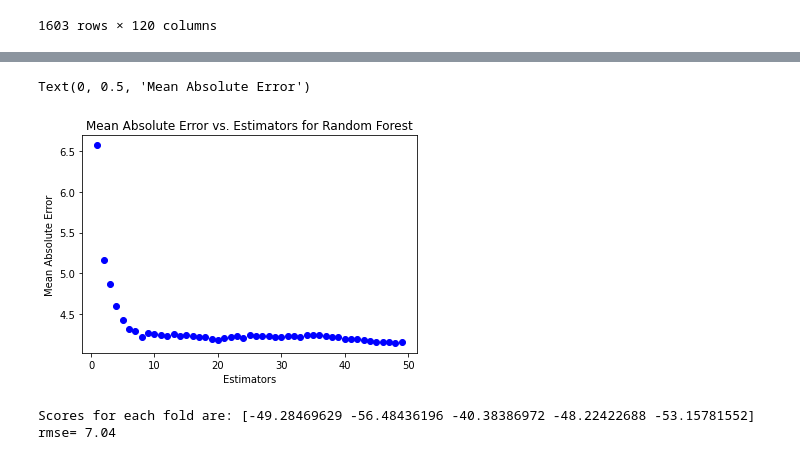
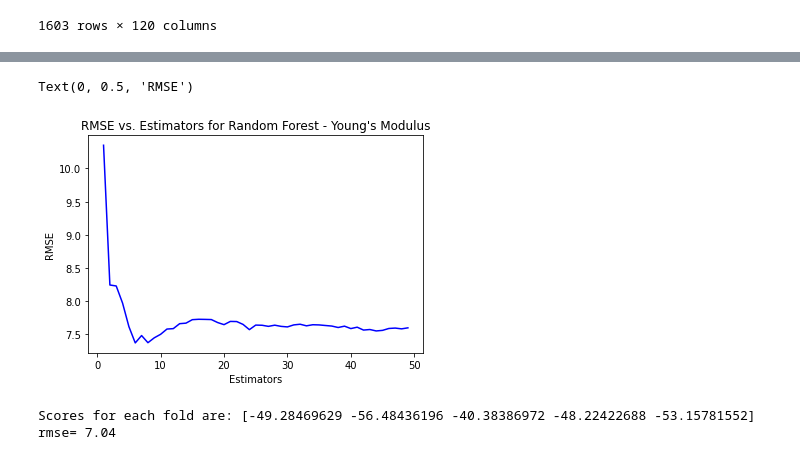
Before and after one commit to zachang890/ML_Research---Glass, a Jupyter notebook: feature_selection_atomic.ipynb, the cells around one changed output, grey strips where cells are left out. Saved outputs shown, nothing was run; the diff lists cells and outputs as text; code cells hidden in the pictures.

Commit message:
Working on final RandomForest

```diff
--- a/feature_selection_atomic.ipynb
+++ b/feature_selection_atomic.ipynb
@@ -147,7 +147,7 @@ all_percentage_weights
               ('Mg',
 # %%
 feature_data = pd.read_csv("./element_Descriptor_table_oxide_series_4.csv")
-feature_data.head()
+
 
 feature_data = feature_data.drop(["Unnamed: 0"], axis = 1)
 feature_data = feature_data.dropna()
@@ -155,7 +155,8 @@ feature_names = [col for col in feature_data.columns]
 
 #print(feature_names)
 feature_data = feature_data.astype('float64')
-feature_data.head()
+feature_data.index -= 1
+feature_data
 # %% [output]
 |  | AtomicNumber | AtomicPeriod | AtomicGroup | AtomicWeight | EmpiricalRadius | CalculaterRadius | MolarVolume | ... |
 | 0 | 13.0 | 3.0 | 13.0 | 26.981538 | 125.0 | 118.0 | 10.000 | ... |
@@ -534,36 +530,36 @@ transformed_samples_by_features
 # %%
 #Random Forest Regressor
 from sklearn.model_selection import train_test_split
 from sklearn.ensemble import RandomForestRegressor
 from sklearn import metrics
 import matplotlib.pyplot as plt
 from sklearn.model_selection import KFold, StratifiedKFold, cross_val_score
 
 def rmse(score):
     rmse = np.sqrt(-score)
     print(f'rmse= {"{:.2f}".format(rmse)}')
 
 #Random Forest to predict Young's Modulus from compound composition
 pred_youngs_mod = pd.read_csv("./Oxide_glass_1_5_02142020.csv").drop(["Index", "Code", "Glass #", "Author", "Year", "Trademark", "Glass_composition", "Shear modulus G (GPa)", "Poisson's ratio v"], axis = 1)
 
 X = pred_youngs_mod.iloc[:, 0:len(compound_names)]
 Y = pred_youngs_mod.iloc[:, len(compound_names)]
 
 X_train, X_test, y_train, y_test = train_test_split(X, Y, test_size=0.2, random_state=0)
 estimators = [num for num in range(1, 50)]
 mean_absolute_errors = []
 for i in estimators:
     regressor = RandomForestRegressor(n_estimators=i, random_state=0)
     regressor.fit(X_train, y_train)
     y_pred = regressor.predict(X_test)
-    mean_absolute_errors.append(metrics.mean_absolute_error(y_test, y_pred))
-plt.plot(estimators, mean_absolute_errors, "bo")
-plt.title("Mean Absolute Error vs. Estimators for Random Forest - Young's Modulus")
+    mean_absolute_errors.append(math.sqrt(metrics.mean_squared_error(y_test, y_pred)))
+plt.plot(estimators, mean_absolute_errors, "b")
+plt.title("RMSE vs. Estimators for Random Forest - Young's Modulus")
 plt.xlabel("Estimators")
-plt.ylabel("Mean Absolute Error")
+plt.ylabel("RMSE") #plot train test on same plot, compare between Without Feature selection and with Feature selection
 # %% [output]
-Text(0, 0.5, 'Mean Absolute Error')
+Text(0, 0.5, 'RMSE')
-[figure, old version]
+[figure, new version]
 # %%
 #Random Forest Regressor to predict
 #https://satishgunjal.com/kfold/
```
Also changed, not shown: parts of 11 cells of this notebook, 6 other files.
